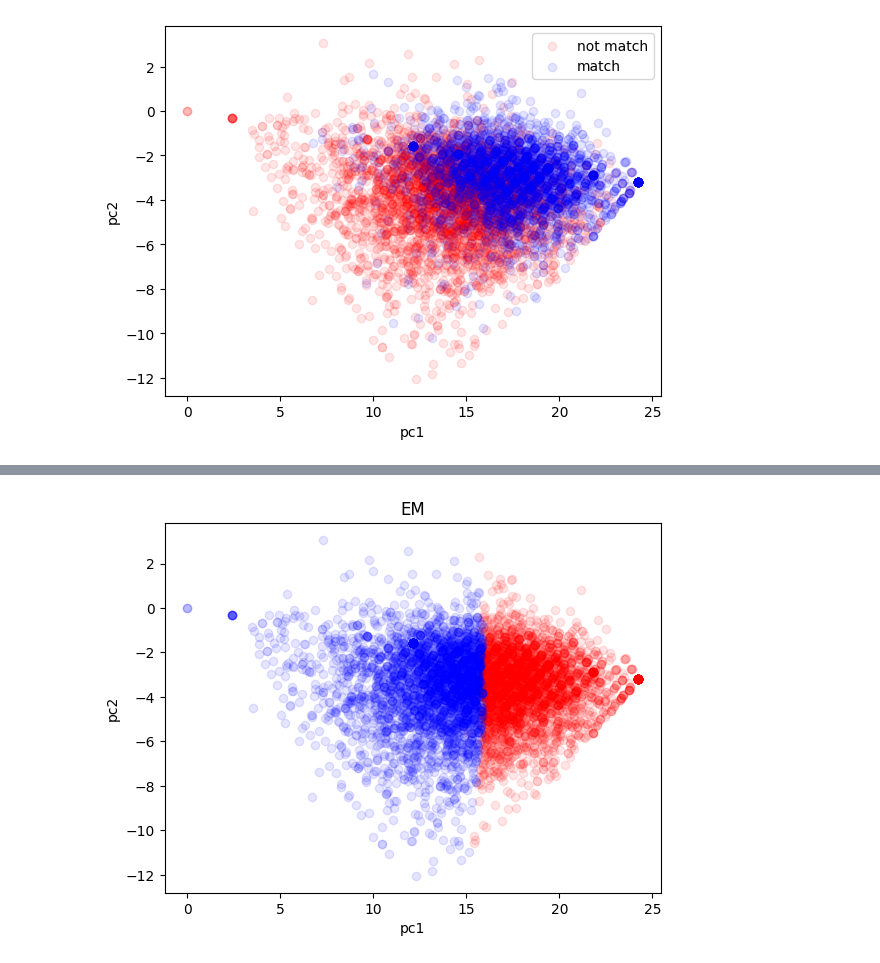
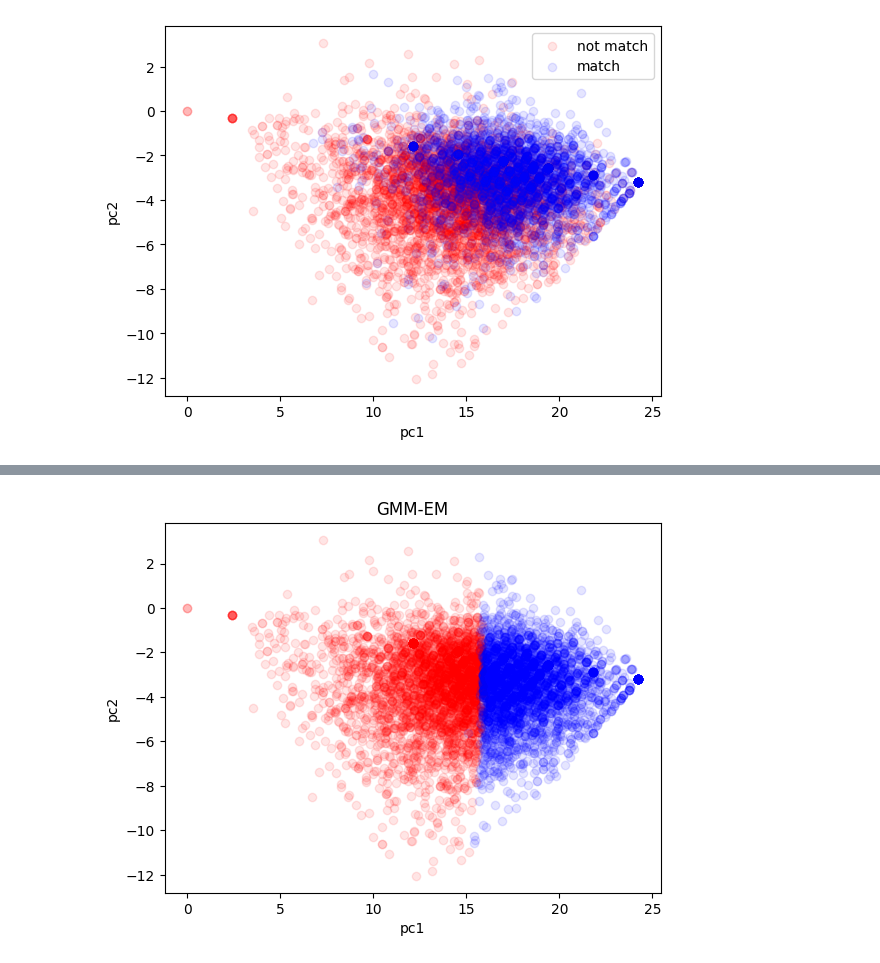
Before and after one commit to selfspin/Data-Mining-pj, a Jupyter notebook: scripts/clustering.ipynb, the cells around one changed output, grey strips where cells are left out. Saved outputs shown, nothing was run; the diff lists cells and outputs as text; code cells hidden in the pictures.

Commit message:
clustering done

```diff
--- a/scripts/clustering.ipynb
+++ b/scripts/clustering.ipynb
@@ -37,3 +37,19 @@ plt.legend()
 plt.show()
 # %% [output]
 [figure]
+# %%
+# k-means
+from sklearn.cluster import KMeans
+
+np.random.seed(999)
+kmeans = KMeans(n_clusters=2)
+kmeans.fit(feat_np)
+labels_pred_kmeans = kmeans.predict(feat_np)
+
+for i in range(2):
+    indices = np.where(labels_pred_kmeans == 1-i)
+    plt.scatter(pc[indices, 0], pc[indices, 1], c=colors[i], label=labels[i], alpha=0.1)
+plt.xlabel("pc1")
+plt.ylabel("pc2")
+plt.title("k-means")
+plt.show()
@@ -99,14 +117,14 @@ for i in range(T):
 # %%
 labels_pred_EM = r.argmax(0)
 for i in range(2):
-    indices = np.where(labels_pred_EM == i)
+    indices = np.where(labels_pred_EM == 1-i)
     plt.scatter(pc[indices, 0], pc[indices, 1], c=colors[i], label=labels[i], alpha=0.1)
 plt.xlabel("pc1")
 plt.ylabel("pc2")
-plt.title("EM")
+plt.title("GMM-EM")
 plt.show()
 # %% [output]
-[figure, old version]
+[figure, new version]
 # %%
 # Variational Inference
 from scipy.special import digamma
```
Also changed, not shown: parts of 4 cells of this notebook, 2 other files.
